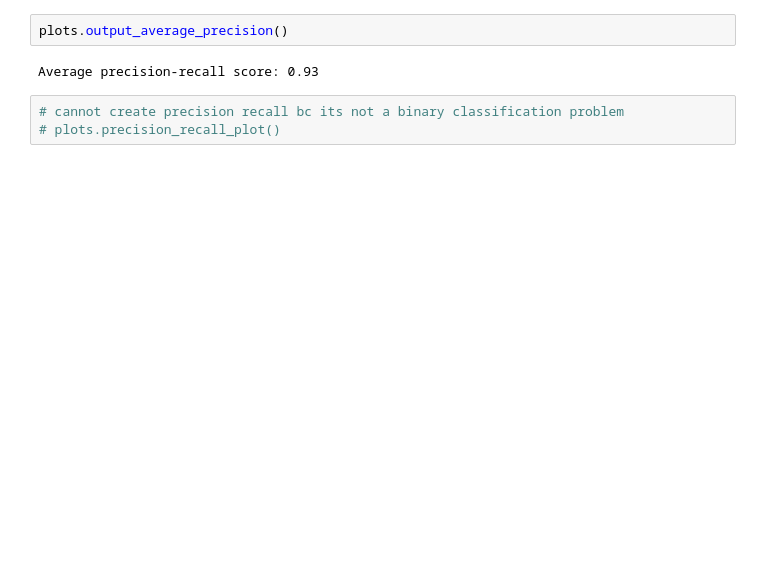
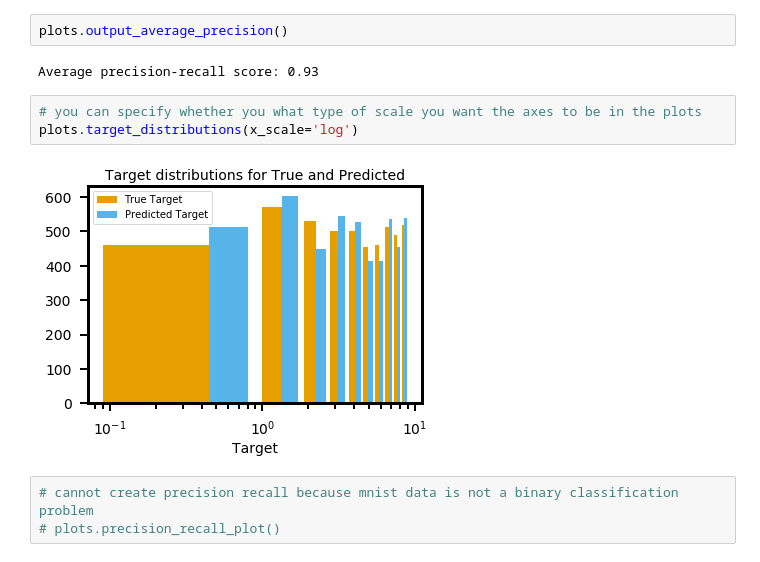
Before and after one commit to deepskies/DeepUtilities, a Jupyter notebook: Example_diagnostics.ipynb, the cells around one changed output. Cells and saved outputs as stored; diff of their text form; blank space fills up the shorter version.

```diff
--- a/Example_diagnostics.ipynb
+++ b/Example_diagnostics.ipynb
@@ -158,6 +170,11 @@ plots.ROC_plot_sk()
 plots.output_average_precision()
 # %% [output]
 Average precision-recall score: 0.93
+# %%
+# you can specify whether you what type of scale you want the axes to be in the plots
+plots.target_distributions(x_scale='log')
+# %% [output]
+[figure, added]
 # %%
-# cannot create precision recall bc its not a binary classification problem
+# cannot create precision recall because mnist data is not a binary classification problem
 # plots.precision_recall_plot()
```
Also changed, not shown: parts of 28 cells of this notebook, 1 other file.
